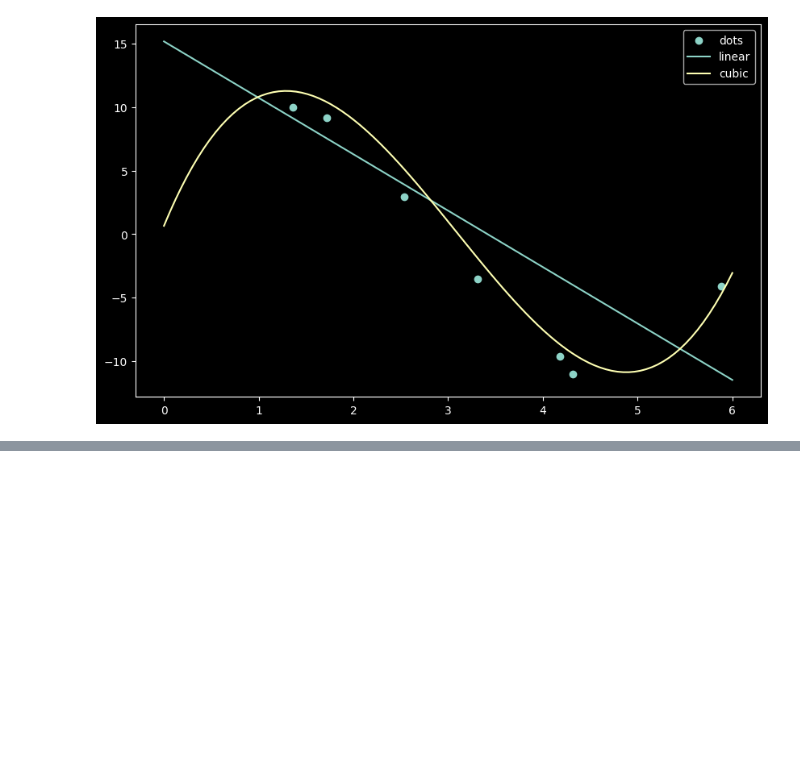
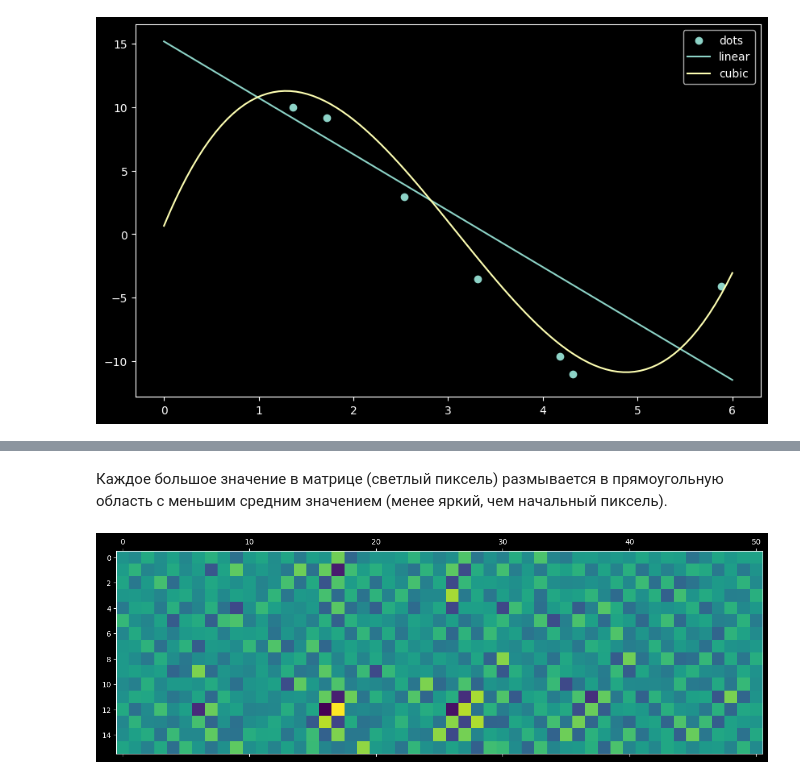
Before and after one commit to mrFendel/NumMethods, a Jupyter notebook: Hometasks/Assignment_3/tasks/Assignment_3.ipynb, the cells around one changed output, grey strips where cells are left out. Saved outputs shown, nothing was run; the diff lists cells and outputs as text; code cells hidden in the pictures; blank space fills up the shorter version.

```diff
--- a/Hometasks/Assignment_3/tasks/Assignment_3.ipynb
+++ b/Hometasks/Assignment_3/tasks/Assignment_3.ipynb
@@ -38,0 +73,9 @@ plt.show()
+# %% [markdown]
+Каждое большое значение в матрице (светлый пиксель) размывается в прямоугольную область с меньшим средним значением (менее яркий, чем начальный пиксель).
+# %%
+a = mat2vec(A)
+a0 = np.linalg.pinv(C) @ a
+A0 = vec2mat(a0, (16, 51))
+plt.matshow(A0);
+# %% [output]
+[figure, added]
```
Also changed, not shown: parts of 6 cells of this notebook.
